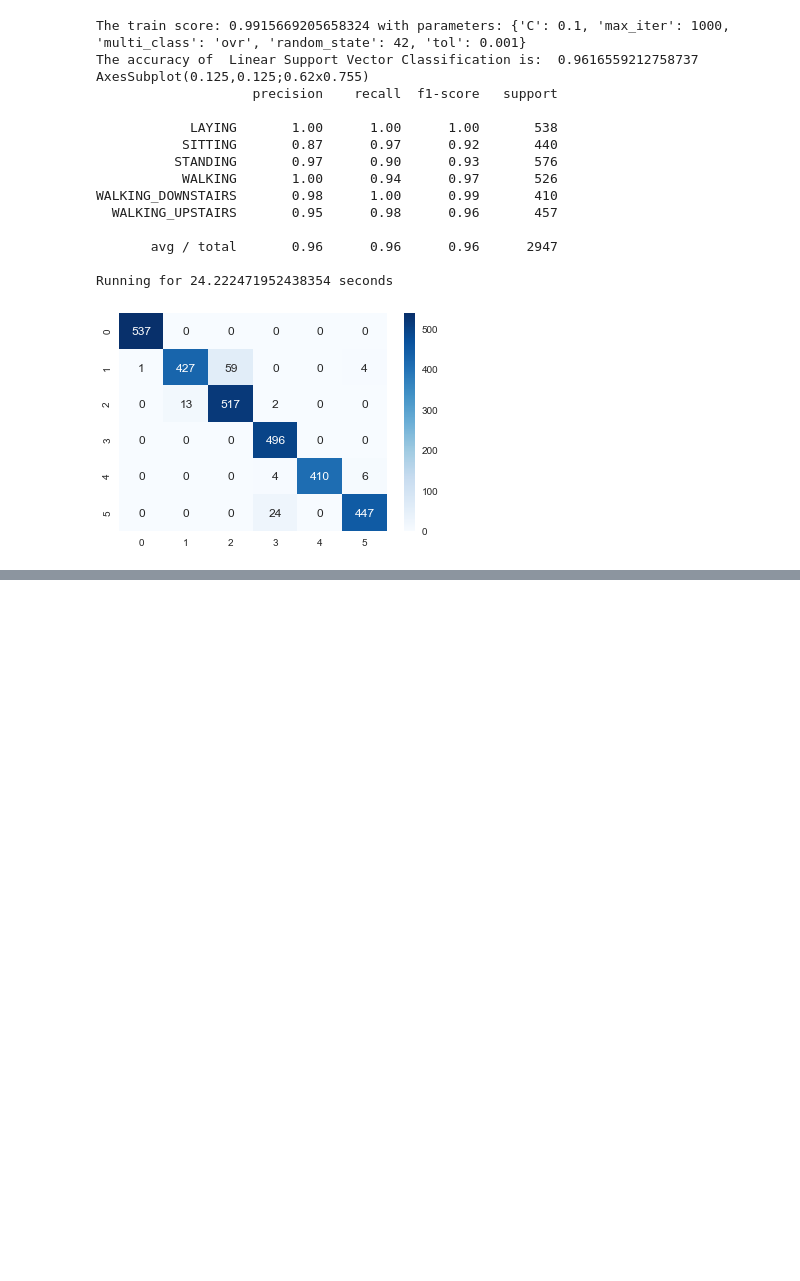
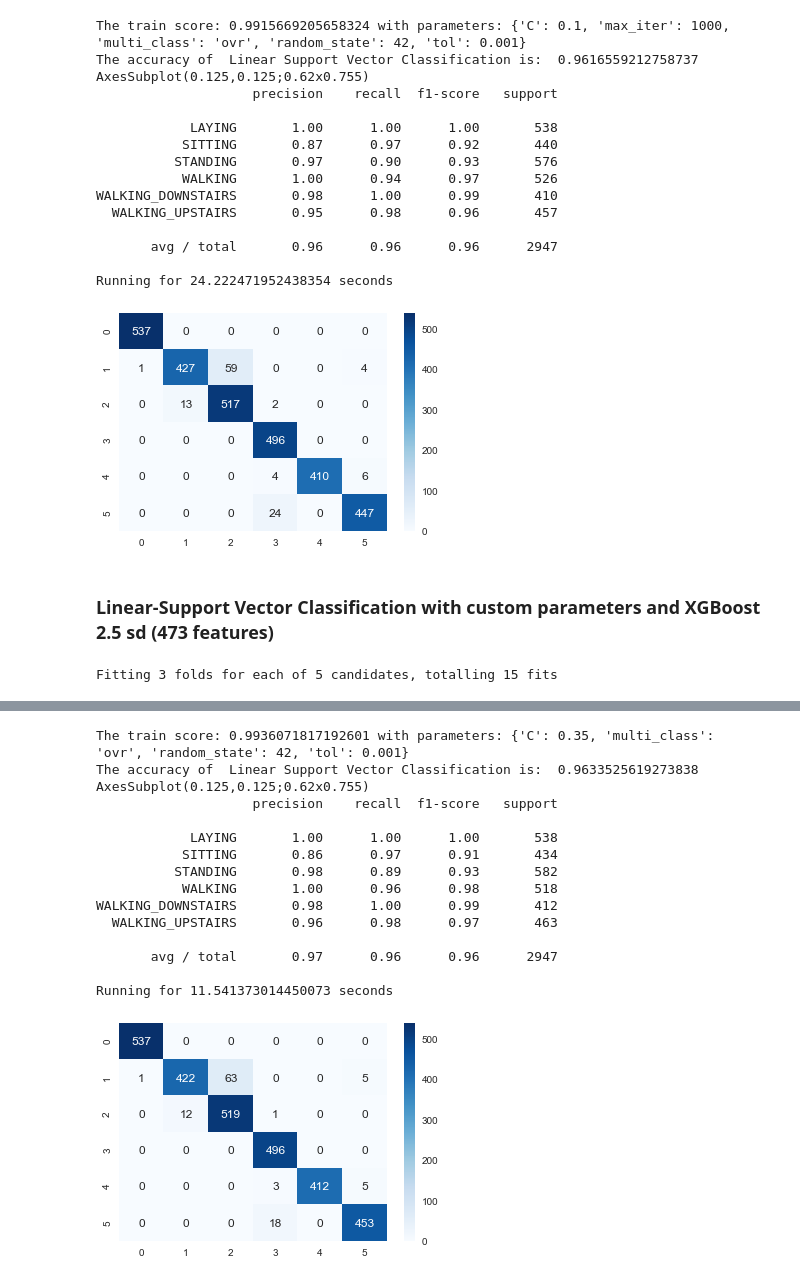
Before and after one commit to nakamura41/KE5206_CA_2, a Jupyter notebook: HumanActivityMonitoring-Copy2.ipynb, the cells around one changed output, grey strips where cells are left out. Saved outputs shown, nothing was run; the diff lists cells and outputs as text; code cells hidden in the pictures; blank space fills up the shorter version.

```diff
--- a/HumanActivityMonitoring-Copy2.ipynb
+++ b/HumanActivityMonitoring-Copy2.ipynb
@@ -584,0 +597,6 @@ Running for 37.78576874732971 seconds
+# %%
+features_train_2_5std_df = pd.read_csv("data/features_train_2_5std.csv")
+features_test_2_5std_df = pd.read_csv("data/features_test_2_5std.csv")
+
+features_train_2_5std = features_train_2_5std_df.as_matrix()
+features_test_2_5std = features_test_2_5std_df.as_matrix()
@@ -1416,3 +1435,46 @@ WALKING_DOWNSTAIRS       0.98      1.00      0.99       410
 
 Running for 24.222471952438354 seconds
 [figure]
+# %% [markdown]
+### Linear-Support Vector Classification with custom parameters and XGBoost 2.5 sd (473 features)
+# %%
+start_time = time.time()
+
+SVM = LinearSVC()
+
+# parameters = {
+#     "C": uniform(0.01, 10)
+# }
+
+# rnd_search_cv = RandomizedSearchCV(SVM, parameters, cv=3, n_jobs=-1, n_iter=50, return_train_score=True, refit=True, verbose=1)
+# rnd_search_cv.fit(features_train_3std, target_train)
+# resultsdf = pd.DataFrame(rnd_search_cv.cv_results_)
+# print("The train score:", str(rnd_search_cv.score(features_train_3std, target_train)), "with parameters:", rnd_search_cv.best_params_)
+# pred = rnd_search_cv.best_estimator_.predict(features_test_3std)
+
+parameters ={
+#    'penalty' : ['l2'], #Specifies the norm used in the penalization. The ‘l2’ penalty is the standard used in SVC. The ‘l1’ leads to coef_ vectors that are sparse.
+#    'loss' : ['squared_hinge'], #Specifies the loss function. ‘hinge’ is the standard SVM loss (used e.g. by the SVC class) while ‘squared_hinge’ is the square of the hinge loss.
+#    'dual' : ['False'], #Select the algorithm to either solve the dual or primal optimization problem. Prefer dual=False when n_samples > n_features.
+    'C': [0.3, 0.35, 0.4, 0.45, 0.5],
+    'multi_class'  : [
+        'ovr',
+#        'crammer_singer'
+    ],
+    'random_state' : [42],
+    'tol' : [1e-3],
+    'max_iter' : [1000],
+#    'class_weight' : ['balanced'],
+}
+
+grid_search_cv = GridSearchCV(SVM, parameters, cv=3, n_jobs=-1, return_train_score=True, refit=True,verbose=1)
+grid_search_cv.fit(features_train_2_5std, target_train)
+resultsdf=pd.DataFrame(grid_search_cv.cv_results_)
+print("The train score:", str(grid_search_cv.score(features_train_2_5std, target_train)), "with parameters:", grid_search_cv.best_params_)
+pred = grid_search_cv.best_estimator_.predict(features_test_2_5std)
+
+checkmetrics(pred, target_test, 'Linear Support Vector Classification')
+
+print("Running for %s seconds" % (time.time() - start_time))
+# %% [output]
+Fitting 3 folds for each of 5 candidates, totalling 15 fits
@@ -1418,0 +1482,16 @@ Running for 24.222471952438354 seconds
+The train score: 0.9936071817192601 with parameters: {'C': 0.35, 'multi_class': 'ovr', 'random_state': 42, 'tol': 0.001}
+The accuracy of  Linear Support Vector Classification is:  0.9633525619273838
+AxesSubplot(0.125,0.125;0.62x0.755)
+                    precision    recall  f1-score   support
+
+            LAYING       1.00      1.00      1.00       538
+           SITTING       0.86      0.97      0.91       434
+          STANDING       0.98      0.89      0.93       582
+           WALKING       1.00      0.96      0.98       518
+WALKING_DOWNSTAIRS       0.98      1.00      0.99       412
+  WALKING_UPSTAIRS       0.96      0.98      0.97       463
+
+       avg / total       0.97      0.96      0.96      2947
+
+Running for 11.541373014450073 seconds
+[figure, added]
```
Also changed, not shown: parts of 22 cells of this notebook.
